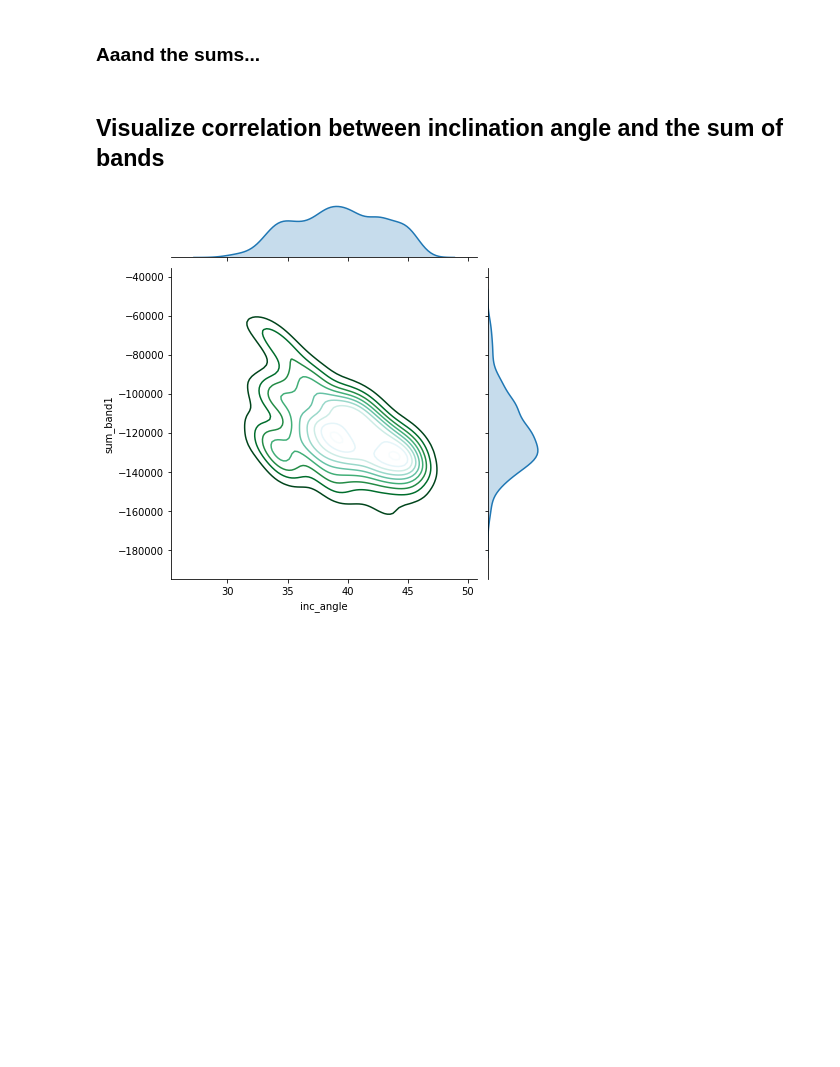
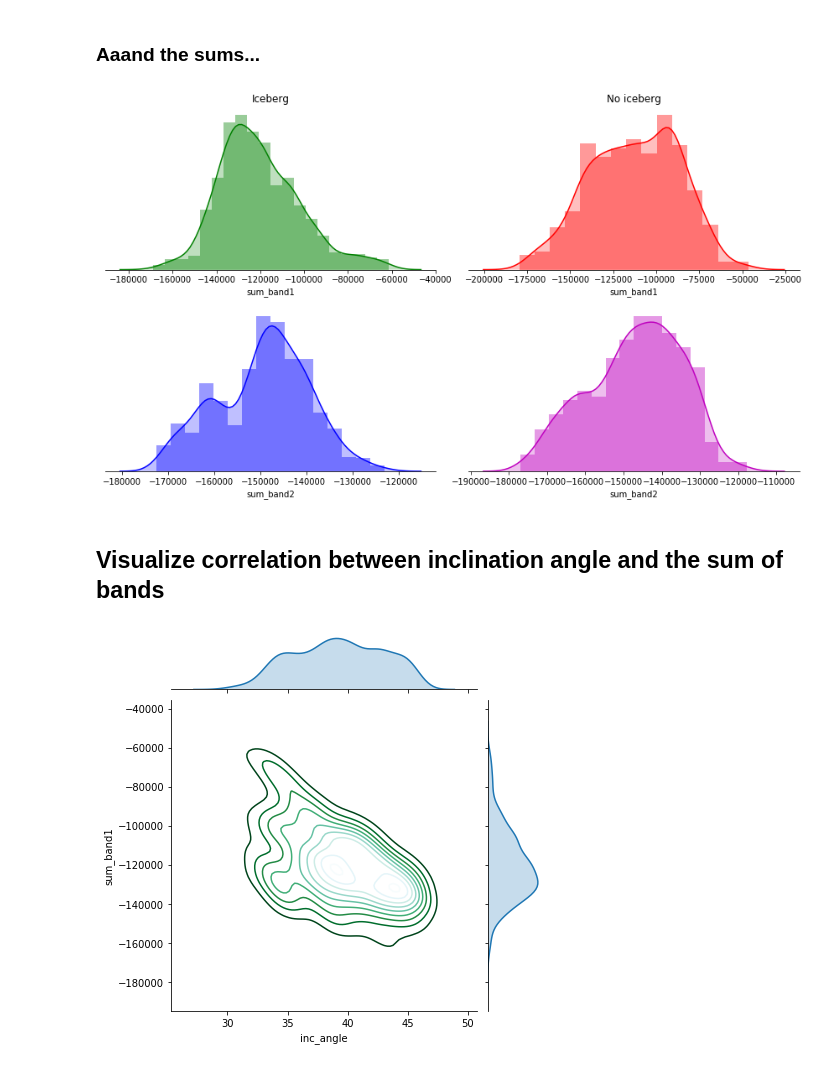
Before and after one commit to AIMovement/Statoil-C-CORE-Iceberg-Classifier-Challenge, a Jupyter notebook: data_analysis/correlation_analysis.ipynb, the cells around one changed output. Cells and saved outputs as stored; diff of their text form; code cells hidden in the pictures; blank space fills up the shorter version.

```diff
--- a/data_analysis/correlation_analysis.ipynb
+++ b/data_analysis/correlation_analysis.ipynb
@@ -79,5 +78,22 @@ plt.show()
 # %% [markdown]
 ### Aaand the sums...
+# %%
+f, axes = plt.subplots(2, 2, figsize=(12, 7))
+sns.despine(left=True)
+
+sns.distplot(iceberg_df['sum_band1'], kde=True, color="g", kde_kws={"shade": True}, ax=axes[0, 0])
+sns.distplot(iceberg_df['sum_band2'], kde=True, color="b", kde_kws={"shade": True}, ax=axes[1, 0])
+sns.distplot(no_iceberg_df['sum_band1'], kde=True, color="r", kde_kws={"shade": True}, ax=axes[0, 1])
+sns.distplot(no_iceberg_df['sum_band2'], kde=True, color="m", kde_kws={"shade": True}, ax=axes[1, 1])
+
+axes[0,0].set_title('Iceberg')
+axes[0,1].set_title('No iceberg')
+
+plt.setp(axes, yticks=[])
+plt.tight_layout()
+plt.show()
+# %% [output]
+[figure, added]
 # %% [markdown]
 ## Visualize correlation between inclination angle and the sum of bands
 # %%
```
Also changed, not shown: parts of 4 cells of this notebook.
